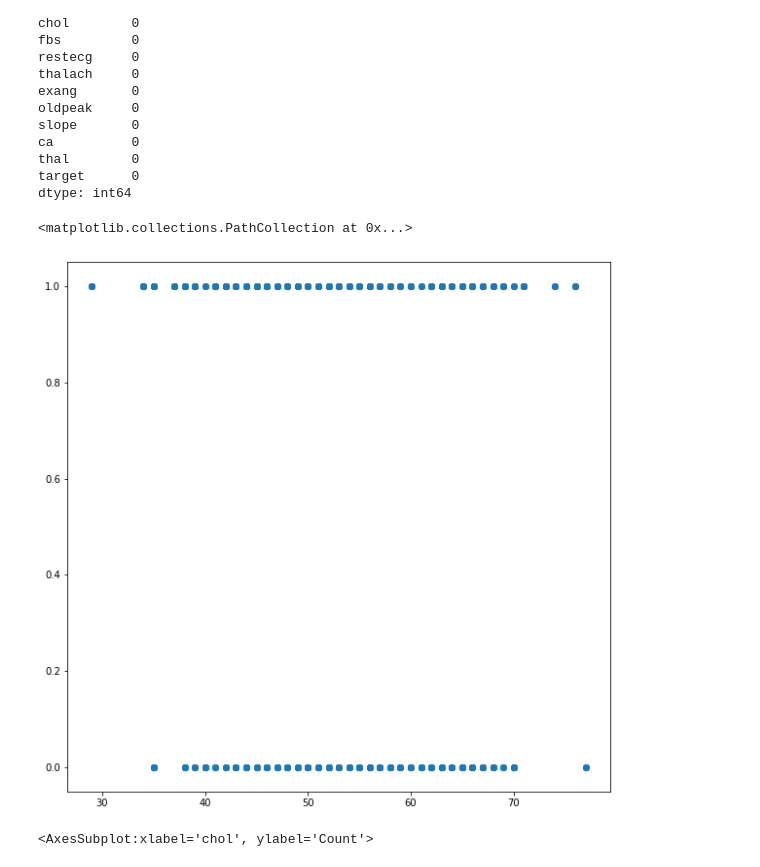
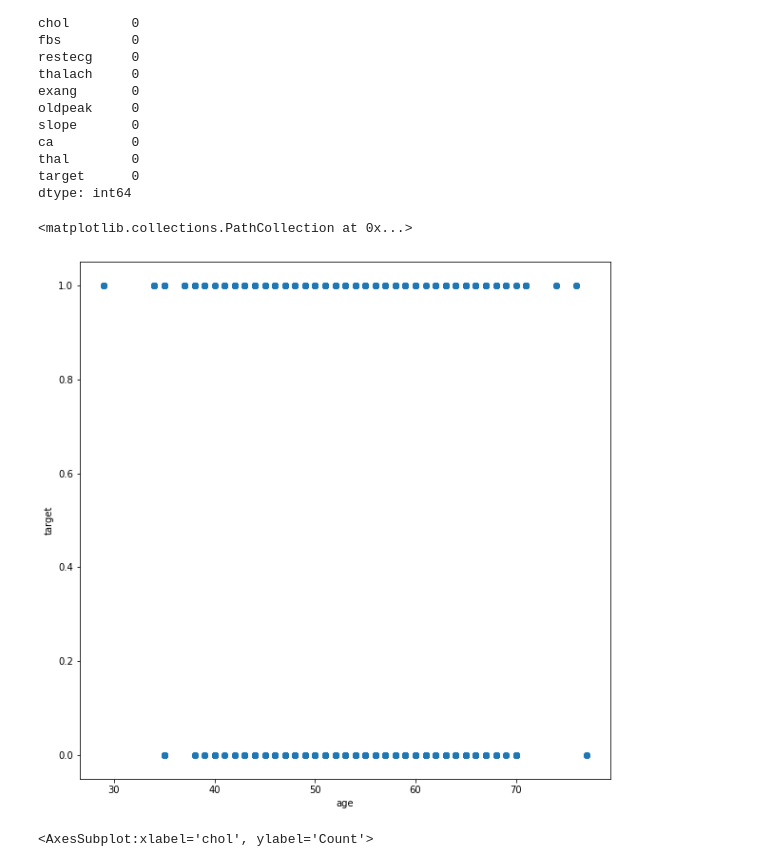
Before and after one commit to RamakrishnanSenapathi/Heart-Disease, a Jupyter notebook: model/heart_dieses.ipynb, the cells around one changed output. Saved outputs shown, nothing was run; the diff lists cells and outputs as text; code cells hidden in the pictures.

```diff
--- a/model/heart_dieses.ipynb
+++ b/model/heart_dieses.ipynb
@@ -123,10 +123,12 @@ dtype: int64
 # %%
 #visuvalize
 plt.figure(figsize=(10,10))
+plt.xlabel("age")
+plt.ylabel("target")
 plt.scatter(x='age',y='target',data=heart)
 # %% [output]
 <matplotlib.collections.PathCollection at 0x...>
-[figure, old version]
+[figure, new version]
 # %%
 sns.histplot(heart.chol,bins=10)
 # %% [output]
```
Also changed, not shown: 2 other files.
